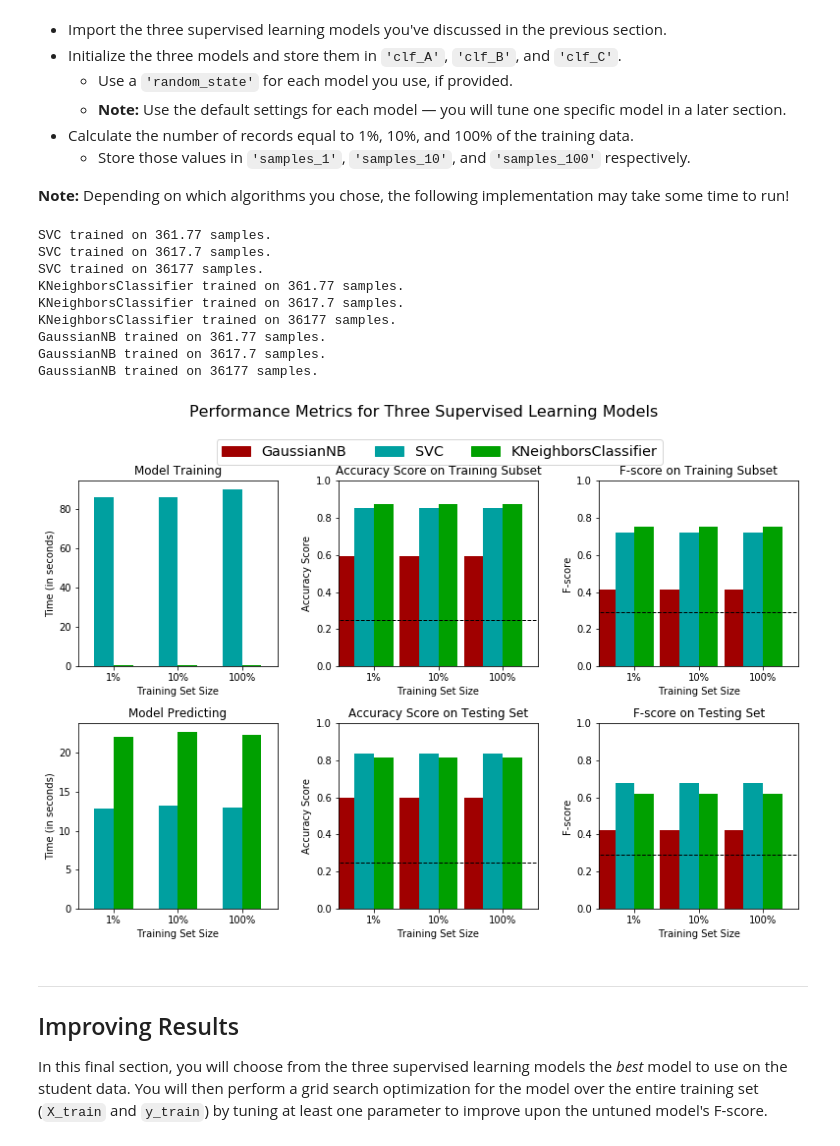
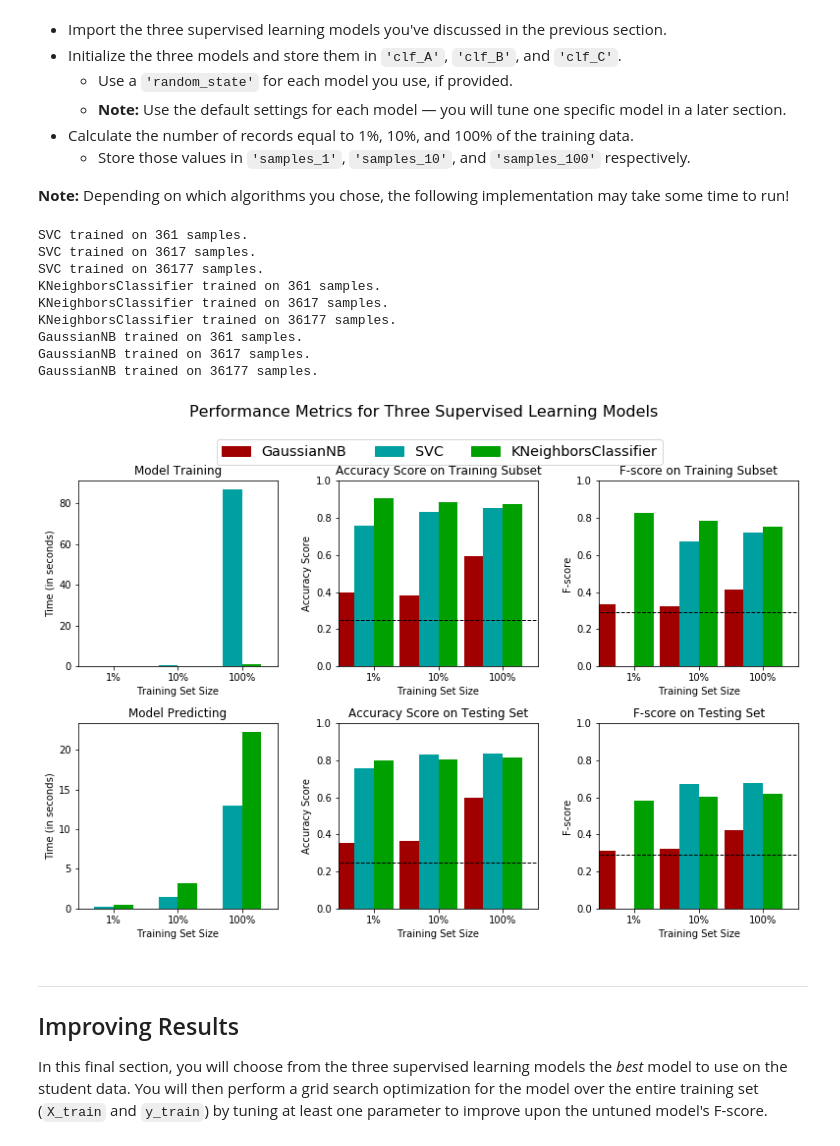
Before and after one commit to Libardo1/udacity_project, a Jupyter notebook: finding_donors.ipynb, the cells around one changed output. Cells and saved outputs as stored; diff of their text form; code cells hidden in the pictures.

```diff
--- a/finding_donors.ipynb
+++ b/finding_donors.ipynb
@@ -368,11 +368,12 @@ def train_predict(learner, sample_size, X_train, y_train, X_test, y_test):
     '''
 
     results = {}
-
+    X_sample_train = X_train[:sample_size]
+    y_sample_train = y_train[:sample_size]
     # TODO: Fit the learner to the training data using slicing with 'sample_size' using .fit(training_features[:], training_labels[:])
     start = time() # Get start time
     #learner =
-    learner.fit(X_train, y_train)
+    learner.fit(X_sample_train, y_sample_train)
     end = time() # Get end time
 
     # TODO: Calculate the training time
@@ -382,20 +383,20 @@ def train_predict(learner, sample_size, X_train, y_train, X_test, y_test):
     #       then get predictions on the first 300 training samples(X_train) using .predict()
     start = time() # Get start time
     predictions_test = learner.predict(X_test)
-    predictions_train = learner.predict(X_train[:300])
+    predictions_train = learner.predict(X_sample_train[:300])
     end = time() # Get end time
 
     # TODO: Calculate the total prediction time
     results['pred_time'] = end - start
 
     # TODO: Compute accuracy on the first 300 training samples which is y_train[:300]
-    results['acc_train'] = accuracy_score(y_train[:300], predictions_train)
+    results['acc_train'] = accuracy_score(y_sample_train[:300], predictions_train)
 
     # TODO: Compute accuracy on test set using accuracy_score()
     results['acc_test'] = accuracy_score(y_test, predictions_test)
 
     # TODO: Compute F-score on the the first 300 training samples using fbeta_score()
-    results['f_train'] = fbeta_score(y_train[:300], predictions_train, beta = 0.5)
+    results['f_train'] = fbeta_score(y_sample_train[:300], predictions_train, beta = 0.5)
 
     # TODO: Compute F-score on the test set which is y_test
     results['f_test'] = fbeta_score(y_test, predictions_test, beta = 0.5)
@@ -421,43 +422,43 @@ In the code cell, you will need to implement the following:
 
 # TODO: Initialize the three models
 from sklearn.svm import SVC
 from sklearn.neighbors import KNeighborsClassifier
 from sklearn.naive_bayes import GaussianNB
 clf_A = SVC()
 clf_B = KNeighborsClassifier(n_neighbors=3)
 clf_C = GaussianNB()
 
 # TODO: Calculate the number of samples for 1%, 10%, and 100% of the training data
 # HINT: samples_100 is the entire training set i.e. len(y_train)
 # HINT: samples_10 is 10% of samples_100
 # HINT: samples_1 is 1% of samples_100
-samples_100 = len(X_train)
-samples_10 = len(X_train)*.1
-samples_1 = len(X_train)*.01
+samples_100 = int(len(X_train))
+samples_10 = int(len(X_train)*.1)
+samples_1 = int(len(X_train)*.01)
 
 # Collect results on the learners
 results = {}
 for clf in [clf_A, clf_B, clf_C]:
     clf_name = clf.__class__.__name__
     results[clf_name] = {}
     for i, samples in enumerate([samples_1, samples_10, samples_100]):
         results[clf_name][i] = \
         train_predict(clf, samples, X_train, y_train, X_test, y_test)
 
 # Run metrics visualization for the three supervised learning models chosen
 #print results
 vs.evaluate(results, accuracy, fscore)
 # %% [output]
-SVC trained on 361.77 samples.
-SVC trained on 3617.7 samples.
+SVC trained on 361 samples.
+SVC trained on 3617 samples.
 SVC trained on 36177 samples.
-KNeighborsClassifier trained on 361.77 samples.
-KNeighborsClassifier trained on 3617.7 samples.
+KNeighborsClassifier trained on 361 samples.
+KNeighborsClassifier trained on 3617 samples.
 KNeighborsClassifier trained on 36177 samples.
-GaussianNB trained on 361.77 samples.
-GaussianNB trained on 3617.7 samples.
+GaussianNB trained on 361 samples.
+GaussianNB trained on 3617 samples.
 GaussianNB trained on 36177 samples.
-[figure, old version]
+[figure, new version]
 # %% [markdown]
 ----
 ## Improving Results
```
Also changed, not shown: parts of 3 cells of this notebook.
